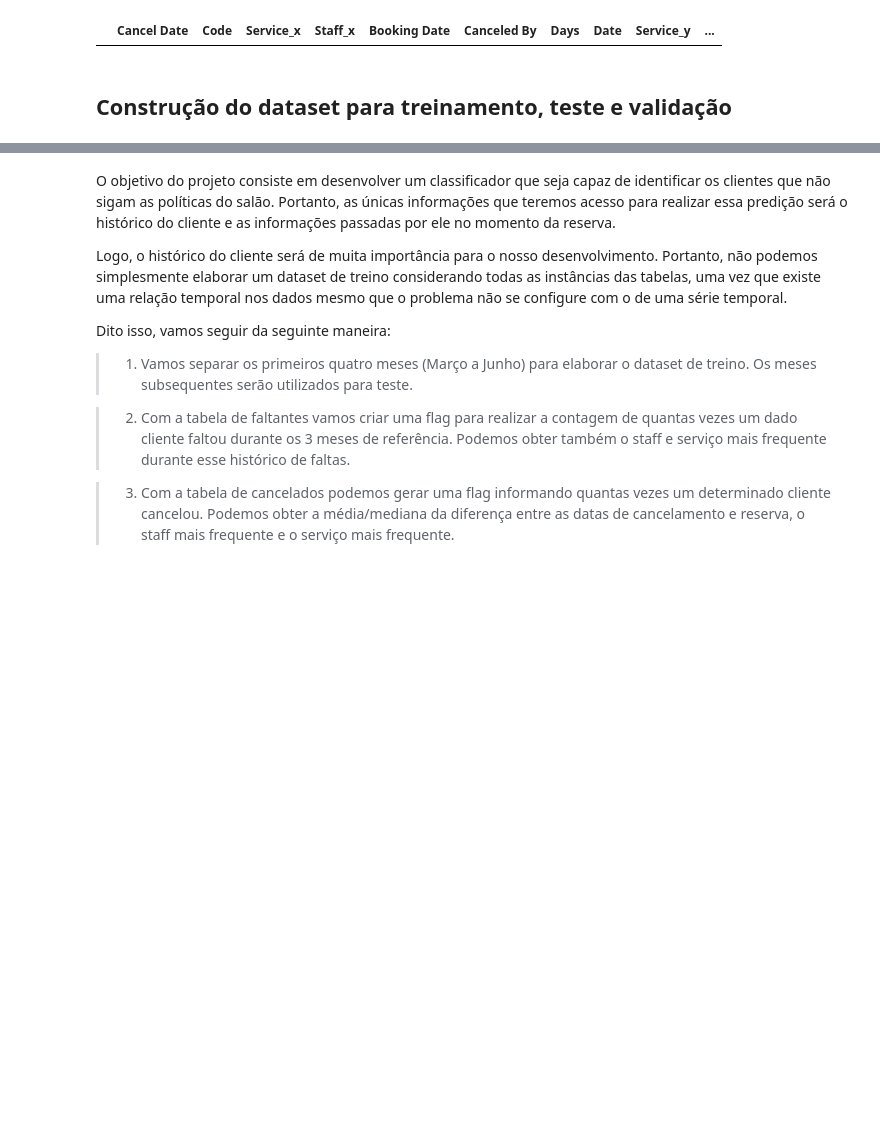
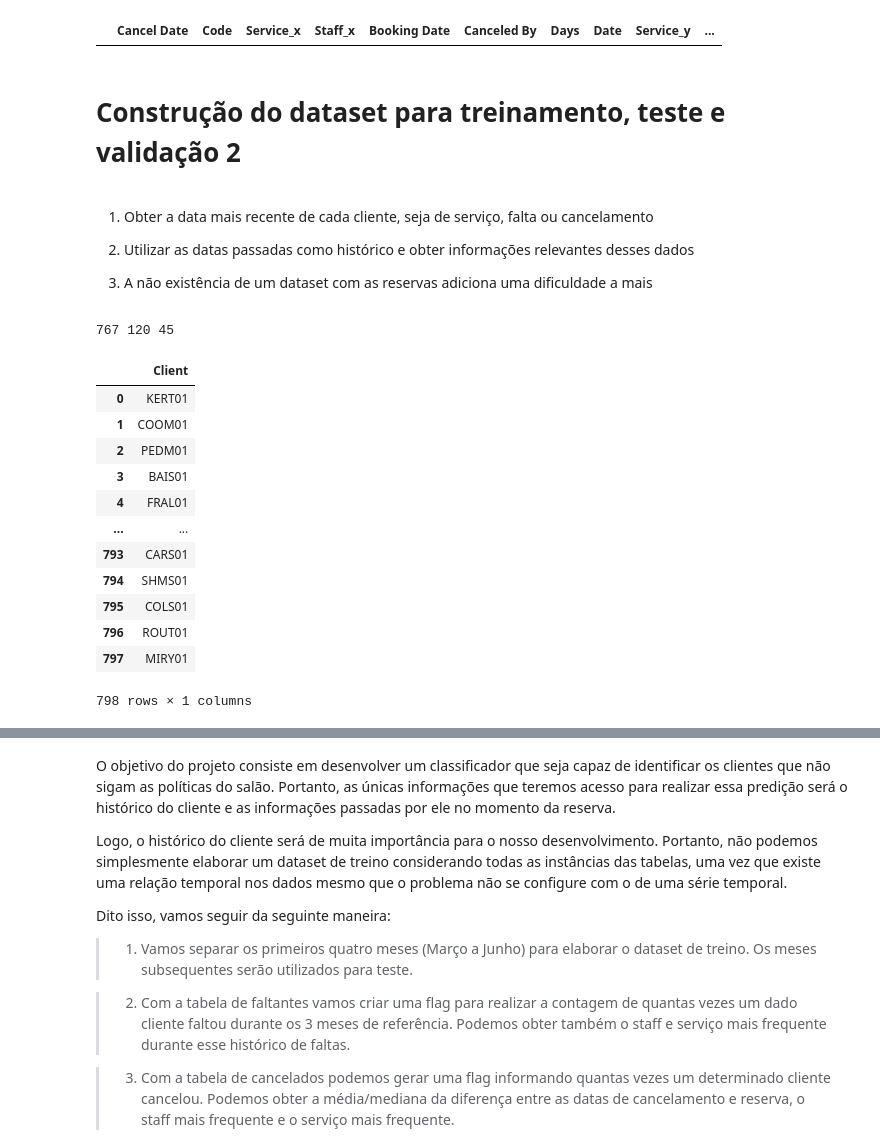
Before and after one commit to Alexandre-Esposte/Reserva_Nao_Honrada, a Jupyter notebook: notebooks/confeccionando_dataset_treino_teste.ipynb, the cells around one changed output, grey strips where cells are left out. Saved outputs shown, nothing was run; the diff lists cells and outputs as text; code cells hidden in the pictures; blank space fills up the shorter version.

```diff
--- a/notebooks/confeccionando_dataset_treino_teste.ipynb
+++ b/notebooks/confeccionando_dataset_treino_teste.ipynb
@@ -117,5 +117,36 @@ Transações vs faltantes
 ----------------------------------------------------------------------------------------------------
 Faltantes vs cancelados
 |  | Cancel Date | Code | Service_x | Staff_x | Booking Date | Canceled By | Days | Date | Service_y | ... |
+# %%
+faltantes = faltantes.rename({'Code':'Client'},axis=1)
+cancelados = cancelados.rename({'Code':'Client','Booking Date': "Booking_Date"},axis=1)
 # %% [markdown]
-## **Construção do dataset para treinamento, teste e validação**
+# **Construção do dataset para treinamento, teste e validação 2**
+# %% [markdown]
+1. Obter a data mais recente de cada cliente, seja de serviço, falta ou cancelamento
+
+2. Utilizar as datas passadas como histórico e obter informações relevantes desses dados
+
+3. A não existência de um dataset com as reservas adiciona uma dificuldade a mais
+# %%
+cancelados_clientes = cancelados['Client'].unique().tolist()
+faltantes_clientes = faltantes['Client'].unique().tolist()
+transacoes_clientes = transacoes['Client'].unique().tolist()
+
+clientes = transacoes_clientes
+
+print(len(transacoes_clientes), len(cancelados_clientes), len(faltantes_clientes))
+
+c = 0
+for cliente_cancelado in cancelados_clientes:
+
+    if cliente_cancelado not in clientes:
+        clientes.append(cliente_cancelado)
+
+
+for cliente_faltante in clientes:
+
+    if cliente_faltante not in clientes:
+        clientes.append(cliente_faltante)
+# %% [output]
+767 120 45
@@ -121,0 +155,16 @@ Faltantes vs cancelados
+# %%
+dataset
+# %% [output]
+|  | Client |
+| 0 | KERT01 |
+| 1 | COOM01 |
+| 2 | PEDM01 |
+| 3 | BAIS01 |
+| 4 | FRAL01 |
+| ... | ... |
+| 793 | CARS01 |
+| 794 | SHMS01 |
+| 795 | COLS01 |
+| 796 | ROUT01 |
+| 797 | MIRY01 |
+798 rows × 1 columns
```
Also changed, not shown: parts of 20 cells of this notebook, 2 other files.
